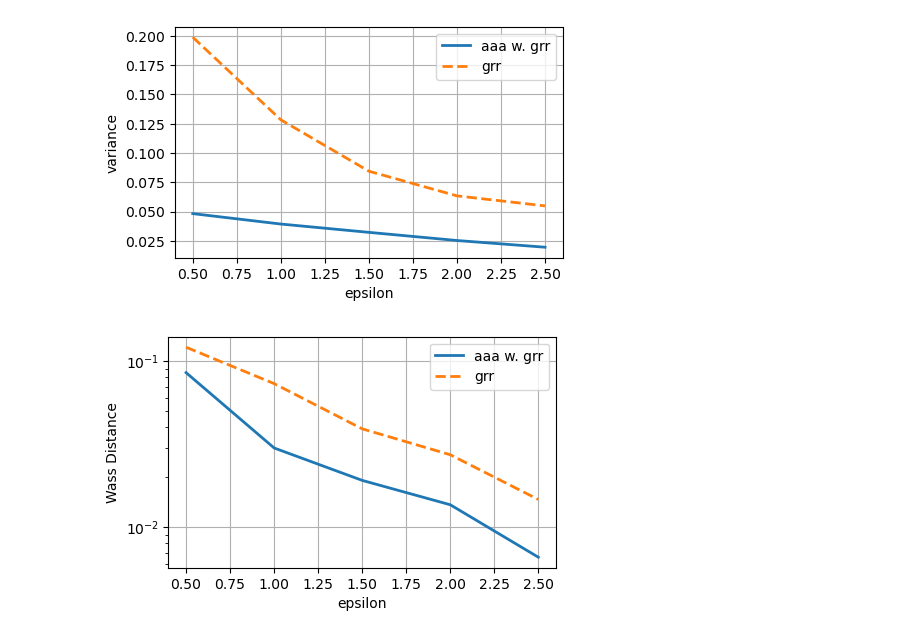
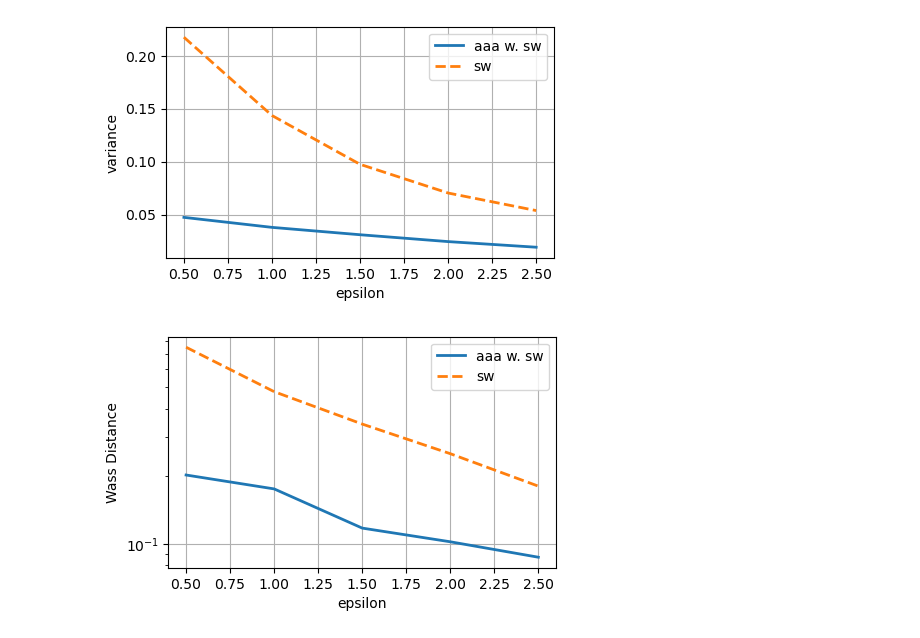
Before and after one commit to FredericW/OptimalFreqEstimatePy, a Jupyter notebook: plots.ipynb, the cells around one changed output. Saved outputs shown, nothing was run; the diff lists cells and outputs as text; code cells hidden in the pictures.

```diff
--- a/plots.ipynb
+++ b/plots.ipynb
@@ -5,8 +5,8 @@ import pandas as pd
 
 # set key parameters
 data_type="GAUSSIAN"
-d = 20
-est_type="grr"
+d = 64
+est_type="sw"
 test_type='rounds'
 total_repeat=100
 
@@ -24,32 +24,32 @@ result = pd.read_csv(filename)
 eps_grid = np.asarray(result['eps_grid'])
 var_aaa = np.asarray(result['var_aaa'])
 var_est = np.asarray(result['var_est'])
 wass_aaa = np.asarray(result['wass_aaa'])
 wass_est = np.asarray(result['wass_est'])
 
 plt.figure(figsize=(5,3))
 plt.plot(eps_grid,var_aaa,label = 'aaa w. %s'%(est_type),
         linewidth='2.0')
 plt.plot(eps_grid, var_est,label = est_type,
         linewidth='2.0',
         linestyle='dashed')
 plt.xlabel('epsilon')
 plt.ylabel('variance')
 plt.legend()
 plt.grid()
 plt.show()
 
 plt.figure(figsize=(5,3))
 plt.semilogy(eps_grid,wass_aaa,label = 'aaa w. %s'%(est_type),
         linewidth='2.0')
 plt.semilogy(eps_grid, wass_est,label = est_type,
         linewidth='2.0',
         linestyle='dashed')
 plt.xlabel('epsilon')
 plt.ylabel('Wass Distance')
 plt.legend()
 plt.grid()
 plt.show()
 # %% [output]
-[figure, old version]
+[figure, new version]
-[figure, old version]
+[figure, new version]
```
Also changed, not shown: 1 other file.
